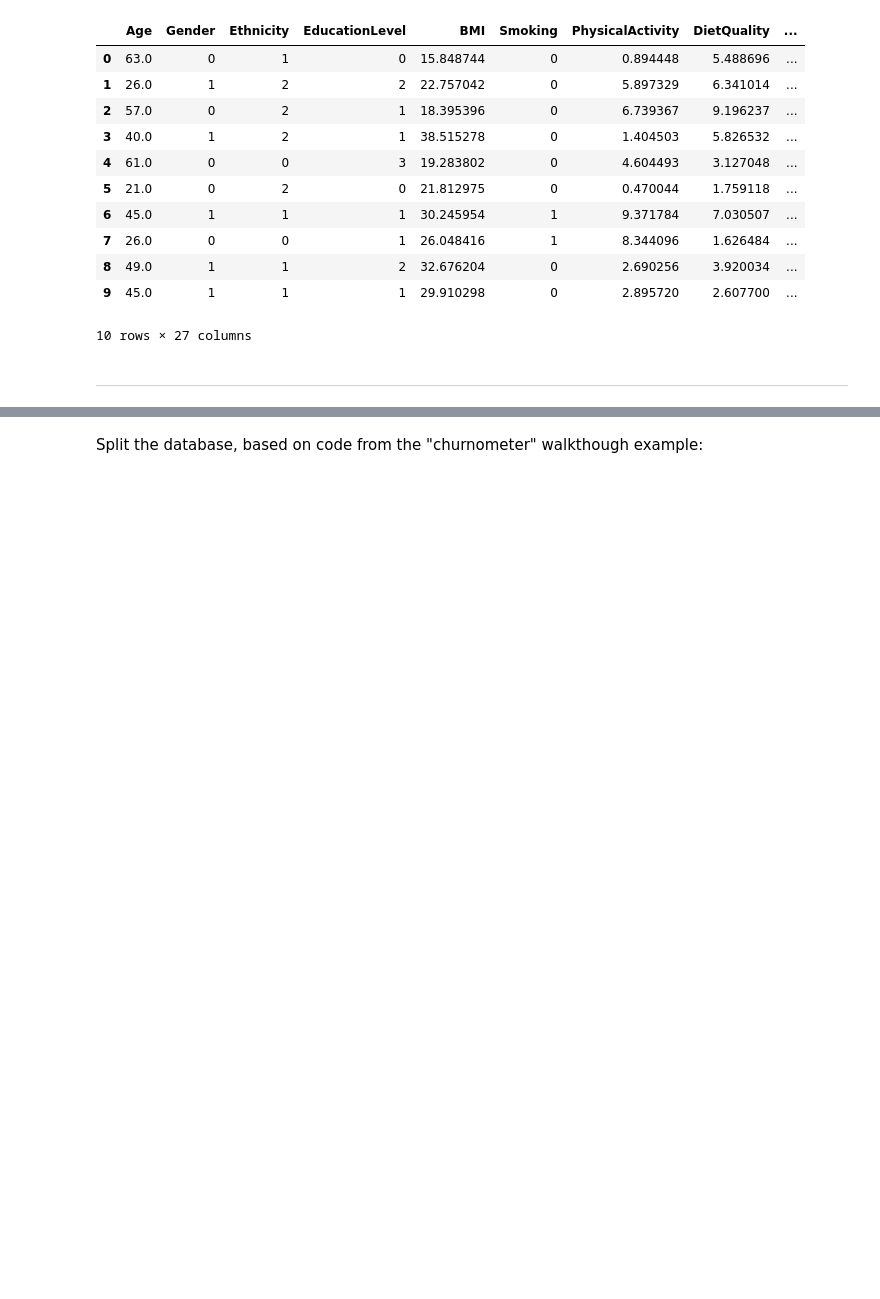
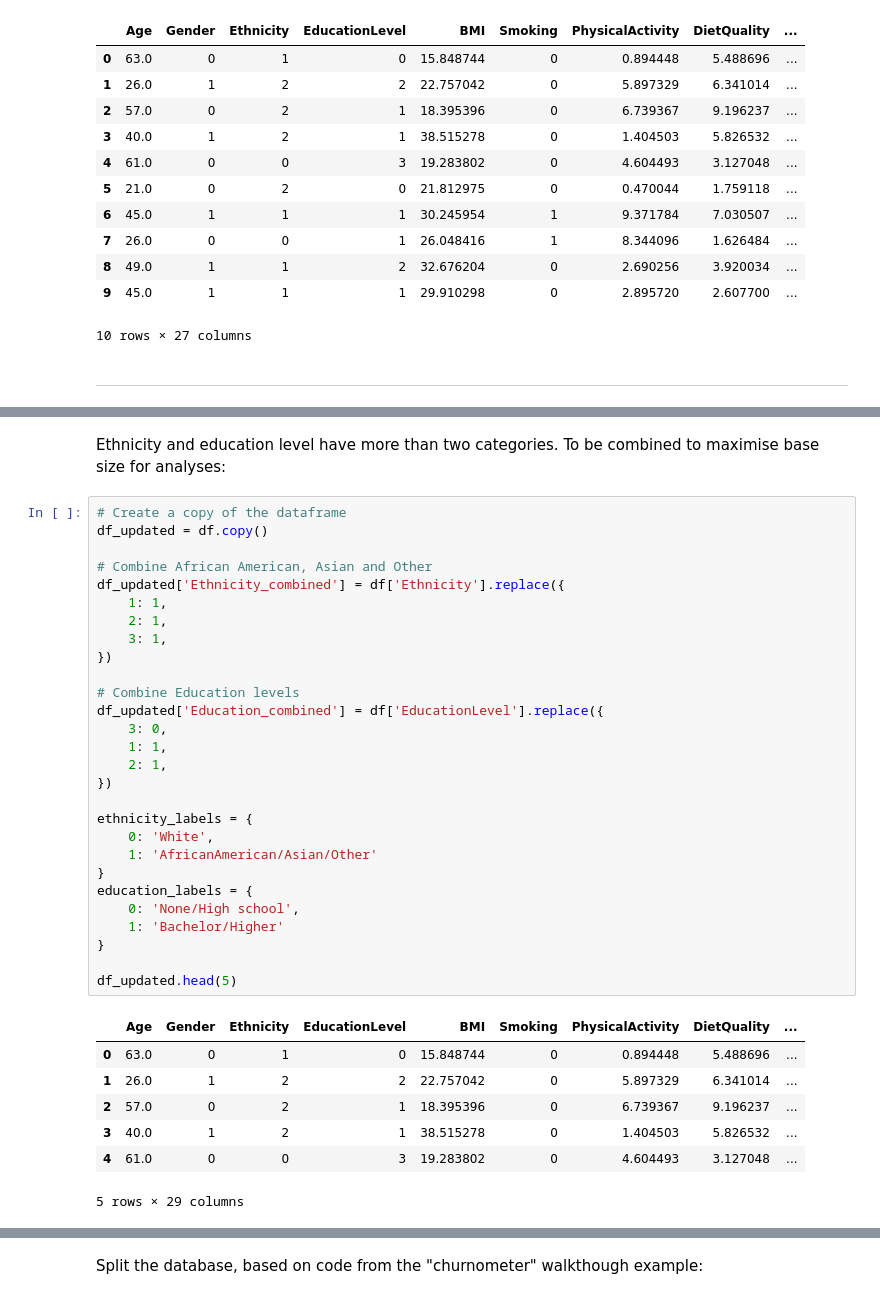
Before and after one commit to CodingLL25/AsthmaBurden, a Jupyter notebook: jupyter_notebooks/03_DataExploration.ipynb, the cells around one changed output, grey strips where cells are left out. Cells and saved outputs as stored; diff of their text form; blank space fills up the shorter version.

```diff
--- a/jupyter_notebooks/03_DataExploration.ipynb
+++ b/jupyter_notebooks/03_DataExploration.ipynb
@@ -71,0 +196,38 @@ df.head(10)
+# %% [markdown]
+Ethnicity and education level have more than two categories. To be combined to maximise base size for analyses:
+# %%
+# Create a copy of the dataframe
+df_updated = df.copy()
+
+# Combine African American, Asian and Other
+df_updated['Ethnicity_combined'] = df['Ethnicity'].replace({
+    1: 1,
+    2: 1,
+    3: 1,
+})
+
+# Combine Education levels
+df_updated['Education_combined'] = df['EducationLevel'].replace({
+    3: 0,
+    1: 1,
+    2: 1,
+})
+
+ethnicity_labels = {
+    0: 'White',
+    1: 'AfricanAmerican/Asian/Other'
+}
+education_labels = {
+    0: 'None/High school',
+    1: 'Bachelor/Higher'
+}
+
+df_updated.head(5)
+# %% [output]
+|  | Age | Gender | Ethnicity | EducationLevel | BMI | Smoking | PhysicalActivity | DietQuality | ... |
+| 0 | 63.0 | 0 | 1 | 0 | 15.848744 | 0 | 0.894448 | 5.488696 | ... |
+| 1 | 26.0 | 1 | 2 | 2 | 22.757042 | 0 | 5.897329 | 6.341014 | ... |
+| 2 | 57.0 | 0 | 2 | 1 | 18.395396 | 0 | 6.739367 | 9.196237 | ... |
+| 3 | 40.0 | 1 | 2 | 1 | 38.515278 | 0 | 1.404503 | 5.826532 | ... |
+| 4 | 61.0 | 0 | 0 | 3 | 19.283802 | 0 | 4.604493 | 3.127048 | ... |
+5 rows × 29 columns
```
Also changed, not shown: parts of 26 cells of this notebook, 3 other files.
